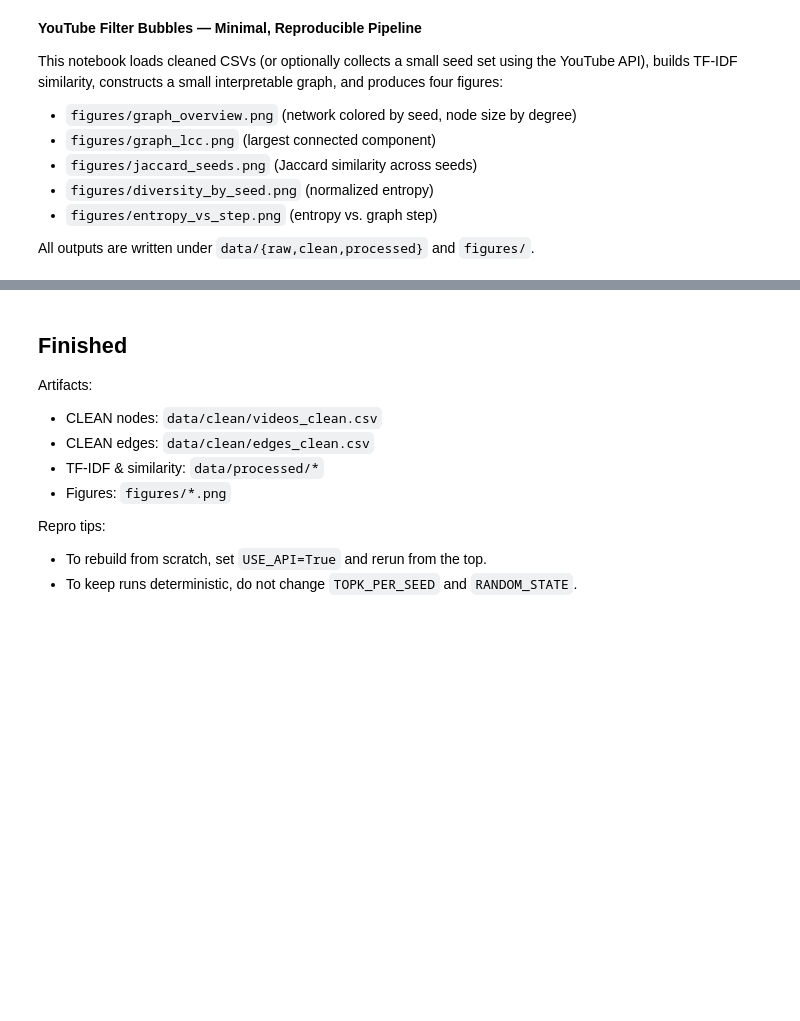
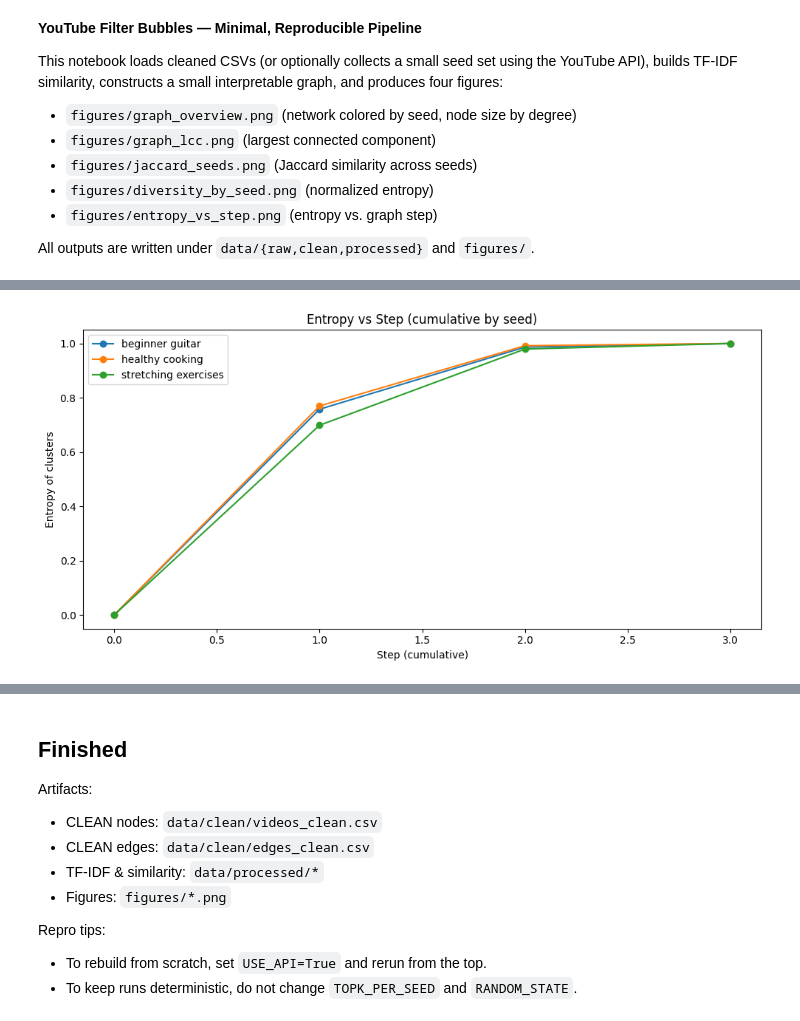
Before and after one commit to Jaderfonseca/youtube-filter-bubbles, a Jupyter notebook: pipeline_clean.ipynb, the cells around one changed output, grey strips where cells are left out. Drawn from its saved outputs; the diff is of its cells as text; code cells hidden in the pictures; blank space fills up the shorter version.

```diff
--- a/pipeline_clean.ipynb
+++ b/pipeline_clean.ipynb
@@ -394,0 +395,81 @@ Saved: figures/entropy_vs_step.png
+# %%
+# --- Helpers (idempotent if re-run) ---
+
+from collections import Counter
+import math
+
+# Map node -> seed label (unknown if missing)
+seed_by_node = dict(zip(df_videos["video_id"], df_videos["seed_query"]))
+
+def normalized_entropy_of_seeds(node_ids):
+    """Shannon entropy of seed labels over node_ids, normalized by log2(K)."""
+    labels = [seed_by_node.get(n, "unknown") for n in node_ids]
+    labels = [x for x in labels if x is not None]  # drop Nones
+    if len(labels) == 0:
+        return 0.0
+    c = Counter(labels)
+    ps = [v/len(labels) for v in c.values()]
+    H = -sum(p*math.log(p, 2) for p in ps if p > 0)
+    K = max(1, len(SEEDS))  # number of expected seeds
+    return H / math.log(K, 2)
+
+def nodes_within_k(G, starts, k):
+    """Union of nodes within <=k hops from ANY start node (cumulative)."""
+    visited = set(starts)
+    frontier = set(starts)
+    for _ in range(k):
+        nxt = set()
+        for u in frontier:
+            nxt.update(G.neighbors(u))
+        nxt -= visited
+        visited |= nxt
+        frontier = nxt
+        if not frontier:
+            break
+    return visited
+
+# --- Build series per seed with debug guards ---
+
+steps = [0, 1, 2, 3]  # the x-axis you expect
+
+# Start nodes present in the graph for each seed
+by_seed_ids = {s: set(df_videos.loc[df_videos["seed_query"] == s, "video_id"]) for s in SEEDS}
+seed_nodes = {s: sorted([vid for vid in by_seed_ids[s] if vid in G]) for s in SEEDS}
+
+# Quick sanity print (kept visible for grading transparency)
+for s in SEEDS:
+    print(f"Seed '{s}': {len(by_seed_ids[s])} videos in table, {len(seed_nodes[s])} present in graph")
+
+series = {s: [] for s in SEEDS}
+for s in SEEDS:
+    starts = seed_nodes[s]
+    if len(starts) == 0:
+        # nothing to expand from; fill zeros so the plot still renders
+        series[s] = [0.0 for _ in steps]
+        continue
+
+    # step 0: only the seeds' own nodes
+    series[s].append(normalized_entropy_of_seeds(starts))
+
+    # cumulative expansion
+    for k in steps[1:]:
+        nodes_k = nodes_within_k(G, starts, k)
+        series[s].append(normalized_entropy_of_seeds(nodes_k))
+
+# --- Plot ---
+
+import matplotlib.pyplot as plt
+
+plt.figure(figsize=(10, 5))
+for s in SEEDS:
+    plt.plot(steps, series[s], marker="o", label=s)
+
+plt.xlabel("Step (cumulative)")
+plt.ylabel("Entropy of clusters")
+plt.title("Entropy vs Step (cumulative by seed)")
+plt.legend()
+plt.tight_layout()
+plt.savefig("figures/entropy_vs_step.png", dpi=150)
+plt.show()
+print("Saved: figures/entropy_vs_step.png")
+# %% [output]
@@ -394,0 +479 @@ Saved: figures/entropy_vs_step.png
+[figure, added]
```
Also changed, not shown: parts of 8 cells of this notebook.
